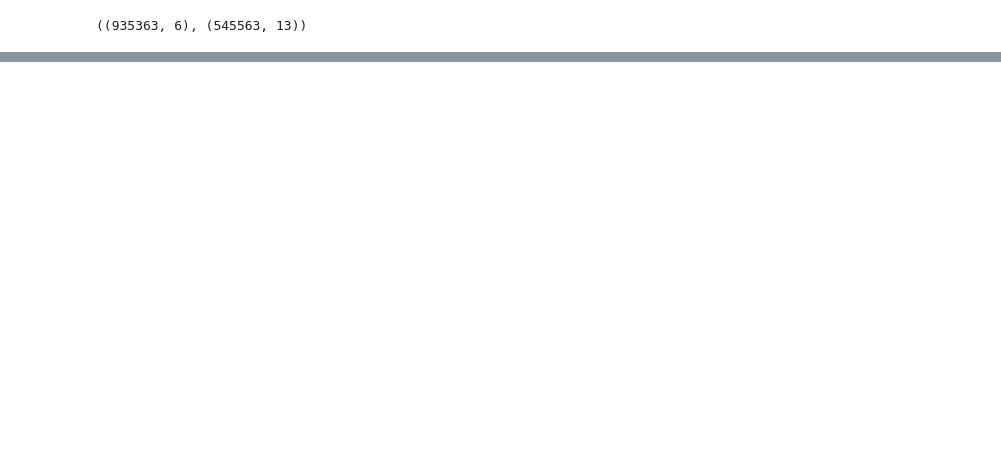
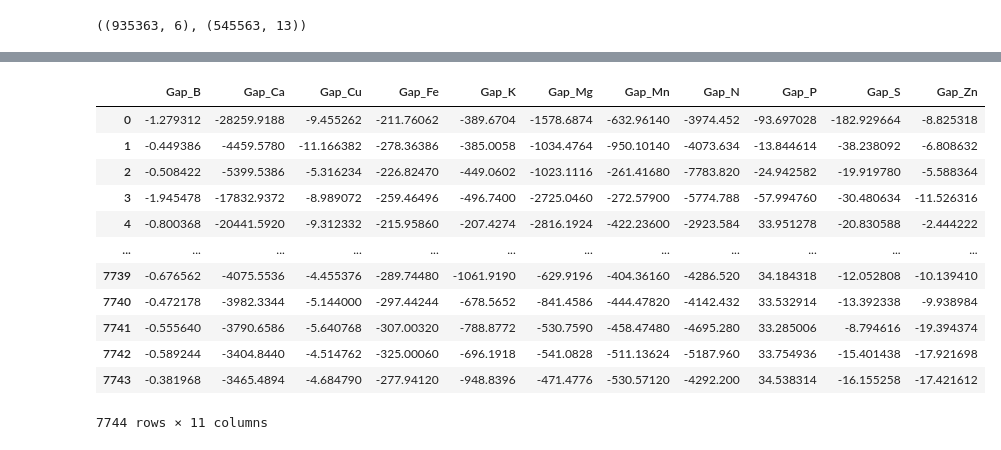
Before and after one commit to thugge254/Amini-Soil-Prediction-Challenge, a Jupyter notebook: Amini_Soil_Prediction_Challenge.ipynb, the cells around one changed output, grey strips where cells are left out. Saved outputs shown, nothing was run; the diff lists cells and outputs as text; code cells hidden in the pictures; blank space fills up the shorter version.

```diff
--- a/Amini_Soil_Prediction_Challenge.ipynb
+++ b/Amini_Soil_Prediction_Challenge.ipynb
@@ -877,0 +1092,20 @@ print("✅ SampleSubmission.csv created (shape:", SampleSubmission.shape, ")")
+# %%
+from sklearn.ensemble import RandomForestRegressor
+from sklearn.multioutput import MultiOutputRegressor
+from sklearn.metrics import mean_squared_error
+
+# Instantiate a base regressor (e.g. RandomForest)
+base_rf = RandomForestRegressor(
+    n_estimators=100,
+    random_state=42,
+    n_jobs=-1
+)
+
+# Wrap it in MultiOutputRegressor
+multi_rf = MultiOutputRegressor(base_rf)
+
+# Fit on the training split
+multi_rf.fit(XX_train, yy_train)
+
+# Predict on validation split
+yy_pred = multi_rf.predict(XX_val)
@@ -877,0 +1179,4 @@ print("✅ SampleSubmission.csv created (shape:", SampleSubmission.shape, ")")
+# %%
+gap_cols =['site', 'PID']+[col for col in final_data.columns if col.startswith("Gap_")]
+nutrient_cols = ["N", "P", "K", "Ca", "Mg", "S", "Fe", "Mn", "Zn", "Cu", "B"]
+XX_test = final_data.drop(columns=gap_cols+nutrient_cols)
@@ -877,0 +1203,5 @@ print("✅ SampleSubmission.csv created (shape:", SampleSubmission.shape, ")")
+# %%
+# nutrient_cols = ["N", "P", "K", "Ca", "Mg", "S", "Fe", "Mn", "Zn", "Cu", "B"]
+# XX_test = XX_test.drop(columns=nutrient_cols)
+yy_pred = multi_rf.predict(XX_test)
+yy_pred.shape
@@ -877,0 +1280,18 @@ print("✅ SampleSubmission.csv created (shape:", SampleSubmission.shape, ")")
+# %%
+predictions_full_df = pd.DataFrame(yy_pred, columns=yy.columns)
+# %%
+predictions_full_df
+# %% [output]
+|  | Gap_B | Gap_Ca | Gap_Cu | Gap_Fe | Gap_K | Gap_Mg | Gap_Mn | Gap_N | Gap_P | Gap_S | Gap_Zn |
+| 0 | -1.279312 | -28259.9188 | -9.455262 | -211.76062 | -389.6704 | -1578.6874 | -632.96140 | -3974.452 | -93.697028 | -182.929664 | -8.825318 |
+| 1 | -0.449386 | -4459.5780 | -11.166382 | -278.36386 | -385.0058 | -1034.4764 | -950.10140 | -4073.634 | -13.844614 | -38.238092 | -6.808632 |
+| 2 | -0.508422 | -5399.5386 | -5.316234 | -226.82470 | -449.0602 | -1023.1116 | -261.41680 | -7783.820 | -24.942582 | -19.919780 | -5.588364 |
+| 3 | -1.945478 | -17832.9372 | -8.989072 | -259.46496 | -496.7400 | -2725.0460 | -272.57900 | -5774.788 | -57.994760 | -30.480634 | -11.526316 |
+| 4 | -0.800368 | -20441.5920 | -9.312332 | -215.95860 | -207.4274 | -2816.1924 | -422.23600 | -2923.584 | 33.951278 | -20.830588 | -2.444222 |
+| ... | ... | ... | ... | ... | ... | ... | ... | ... | ... | ... | ... |
+| 7739 | -0.676562 | -4075.5536 | -4.455376 | -289.74480 | -1061.9190 | -629.9196 | -404.36160 | -4286.520 | 34.184318 | -12.052808 | -10.139410 |
+| 7740 | -0.472178 | -3982.3344 | -5.144000 | -297.44244 | -678.5652 | -841.4586 | -444.47820 | -4142.432 | 33.532914 | -13.392338 | -9.938984 |
+| 7741 | -0.555640 | -3790.6586 | -5.640768 | -307.00320 | -788.8772 | -530.7590 | -458.47480 | -4695.280 | 33.285006 | -8.794616 | -19.394374 |
+| 7742 | -0.589244 | -3404.8440 | -4.514762 | -325.00060 | -696.1918 | -541.0828 | -511.13624 | -5187.960 | 33.754936 | -15.401438 | -17.921698 |
+| 7743 | -0.381968 | -3465.4894 | -4.684790 | -277.94120 | -948.8396 | -471.4776 | -530.57120 | -4292.200 | 34.538314 | -16.155258 | -17.421612 |
+7744 rows × 11 columns
```
Also changed, not shown: parts of 145 cells of this notebook.
